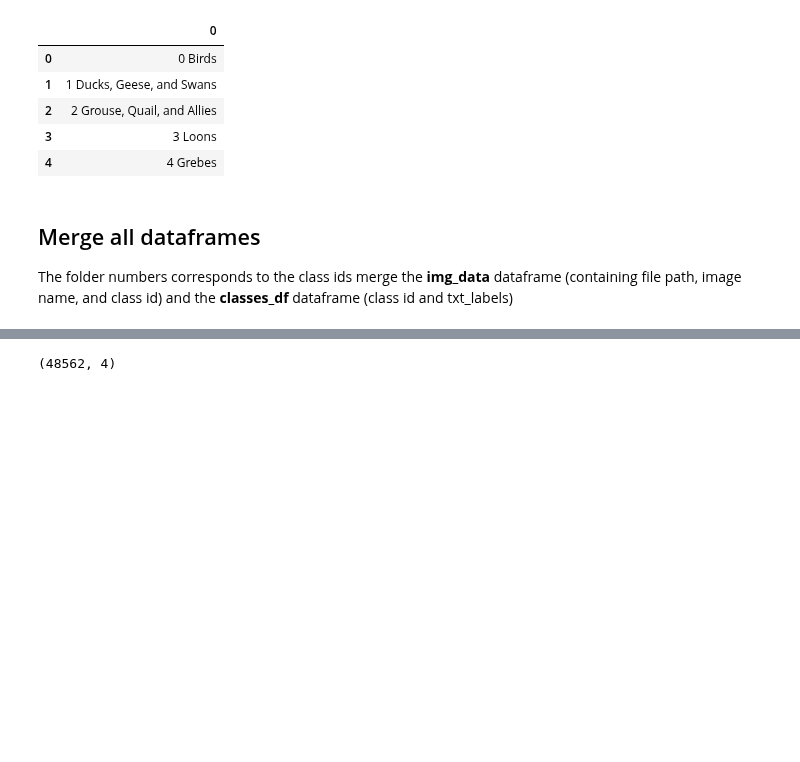
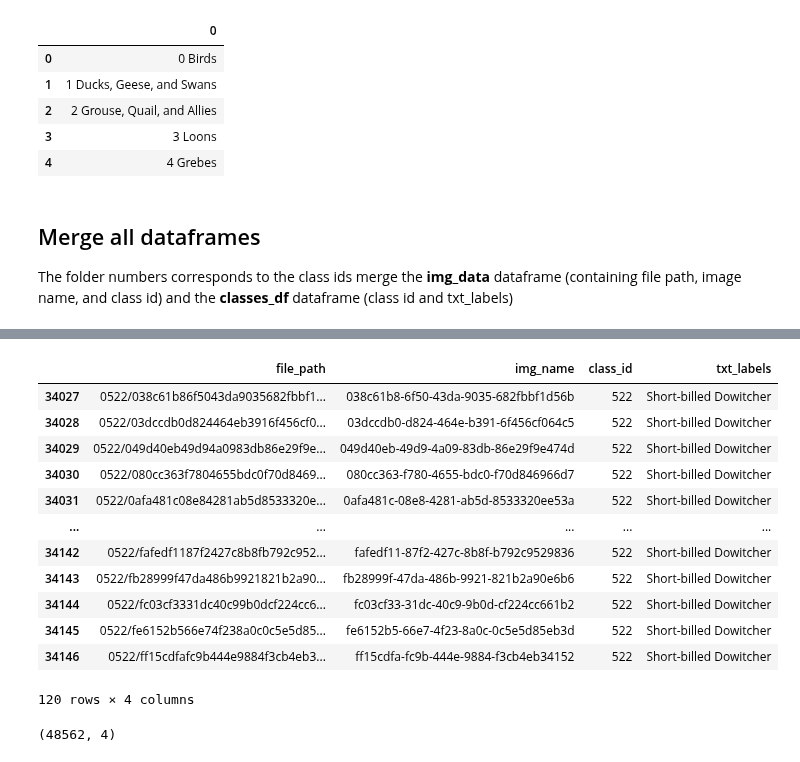
Before and after one commit to cwong690/Birdex, a Jupyter notebook: image_prep.ipynb, the cells around one changed output, grey strips where cells are left out. Drawn from its saved outputs; the diff is of its cells as text; code cells hidden in the pictures; blank space fills up the shorter version.

```diff
--- a/image_prep.ipynb
+++ b/image_prep.ipynb
@@ -231,3 +215,19 @@ master_df
+# %%
+master_df[master_df['class_id']==522]
+# %% [output]
+|  | file_path | img_name | class_id | txt_labels |
+| 34027 | 0522/038c61b86f5043da9035682fbbf1... | 038c61b8-6f50-43da-9035-682fbbf1d56b | 522 | Short-billed Dowitcher |
+| 34028 | 0522/03dccdb0d824464eb3916f456cf0... | 03dccdb0-d824-464e-b391-6f456cf064c5 | 522 | Short-billed Dowitcher |
+| 34029 | 0522/049d40eb49d94a0983db86e29f9e... | 049d40eb-49d9-4a09-83db-86e29f9e474d | 522 | Short-billed Dowitcher |
+| 34030 | 0522/080cc363f7804655bdc0f70d8469... | 080cc363-f780-4655-bdc0-f70d846966d7 | 522 | Short-billed Dowitcher |
+| 34031 | 0522/0afa481c08e84281ab5d8533320e... | 0afa481c-08e8-4281-ab5d-8533320ee53a | 522 | Short-billed Dowitcher |
+| ... | ... | ... | ... | ... |
+| 34142 | 0522/fafedf1187f2427c8b8fb792c952... | fafedf11-87f2-427c-8b8f-b792c9529836 | 522 | Short-billed Dowitcher |
+| 34143 | 0522/fb28999f47da486b9921821b2a90... | fb28999f-47da-486b-9921-821b2a90e6b6 | 522 | Short-billed Dowitcher |
+| 34144 | 0522/fc03cf3331dc40c99b0dcf224cc6... | fc03cf33-31dc-40c9-9b0d-cf224cc661b2 | 522 | Short-billed Dowitcher |
+| 34145 | 0522/fe6152b566e74f238a0c0c5e5d85... | fe6152b5-66e7-4f23-8a0c-0c5e5d85eb3d | 522 | Short-billed Dowitcher |
+| 34146 | 0522/ff15cdfafc9b444e9884f3cb4eb3... | ff15cdfa-fc9b-444e-9884-f3cb4eb34152 | 522 | Short-billed Dowitcher |
+120 rows × 4 columns
 # %%
 master_df.shape
 # %% [output]
```
Also changed, not shown: parts of 17 cells of this notebook.
